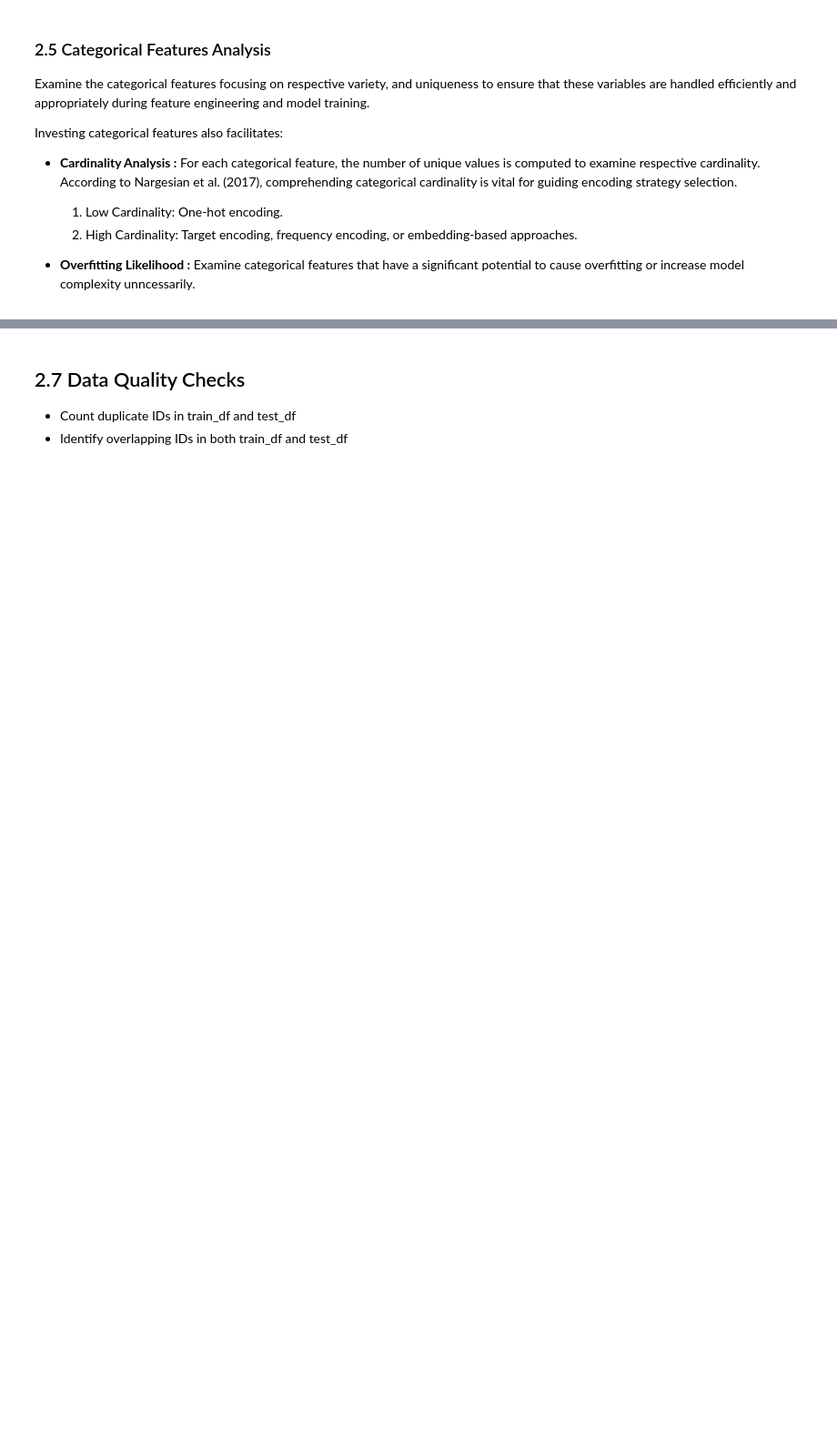
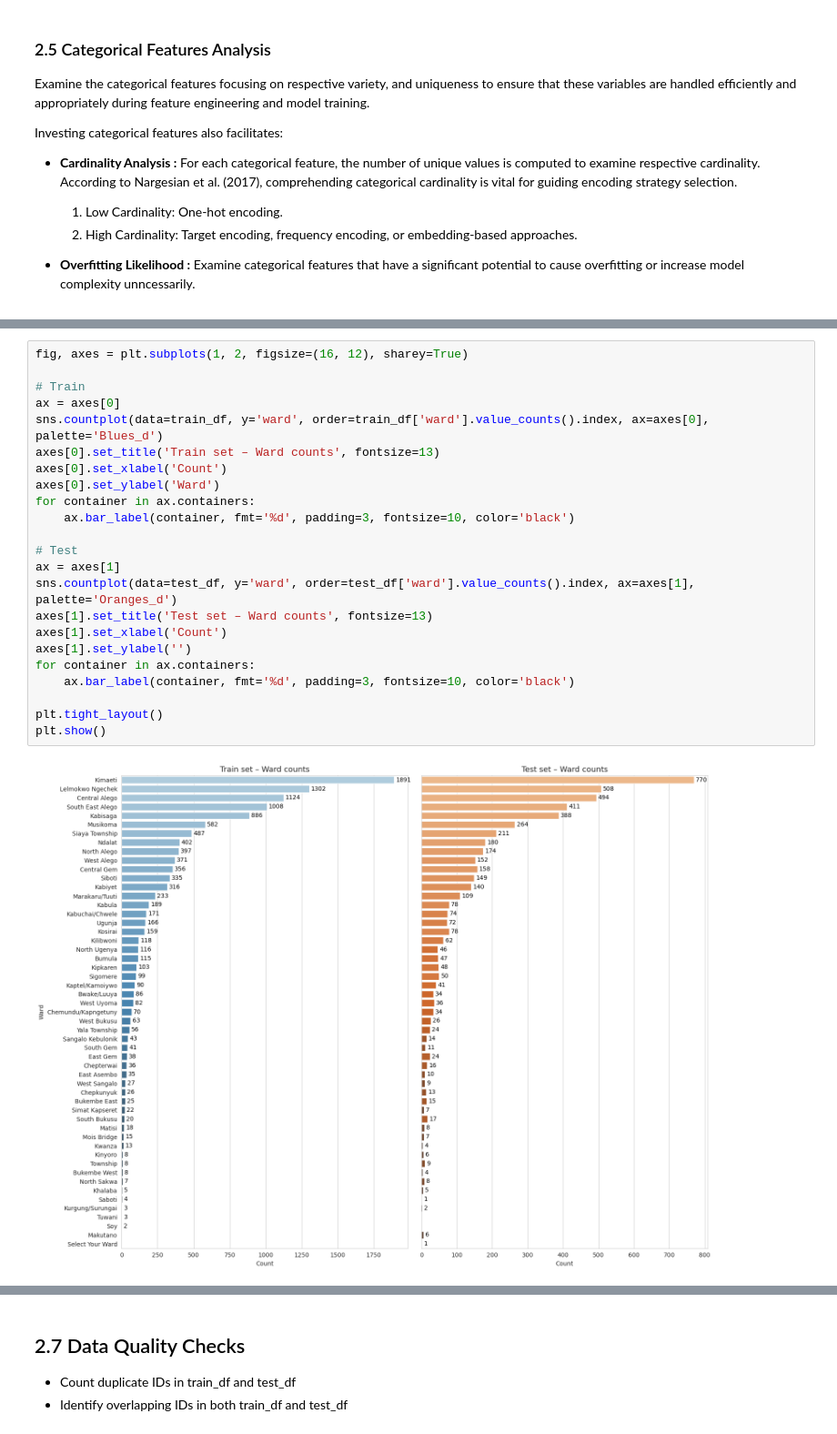
Before and after one commit to mwakad/DigiCow-Farmer-Training-Adoption-Challenge, a Jupyter notebook: index.ipynb, the cells around one changed output, grey strips where cells are left out. Shown at 91% size. Drawn from its saved outputs; the diff is of its cells as text; blank space fills up the shorter version.

Commit message:
visualize categorical features

```diff
--- a/index.ipynb
+++ b/index.ipynb
@@ -462,0 +539,25 @@ belong_to_cooperative              2
+# %%
+fig, axes = plt.subplots(1, 2, figsize=(16, 12), sharey=True)
+
+# Train
+ax = axes[0]
+sns.countplot(data=train_df, y='ward', order=train_df['ward'].value_counts().index, ax=axes[0], palette='Blues_d')
+axes[0].set_title('Train set – Ward counts', fontsize=13)
+axes[0].set_xlabel('Count')
+axes[0].set_ylabel('Ward')
+for container in ax.containers:
+    ax.bar_label(container, fmt='%d', padding=3, fontsize=10, color='black')
+
+# Test
+ax = axes[1]
+sns.countplot(data=test_df, y='ward', order=test_df['ward'].value_counts().index, ax=axes[1], palette='Oranges_d')
+axes[1].set_title('Test set – Ward counts', fontsize=13)
+axes[1].set_xlabel('Count')
+axes[1].set_ylabel('')
+for container in ax.containers:
+    ax.bar_label(container, fmt='%d', padding=3, fontsize=10, color='black')
+
+plt.tight_layout()
+plt.show()
+# %% [output]
+[figure, added]
```
Also changed, not shown: parts of 46 cells of this notebook.
